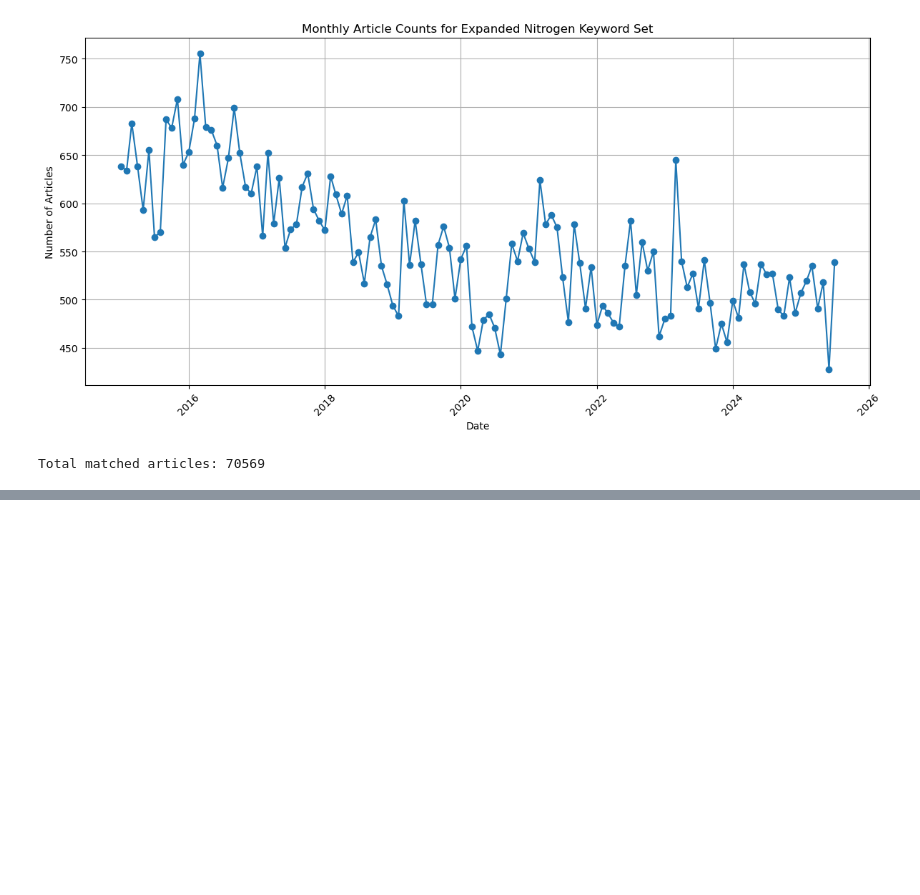
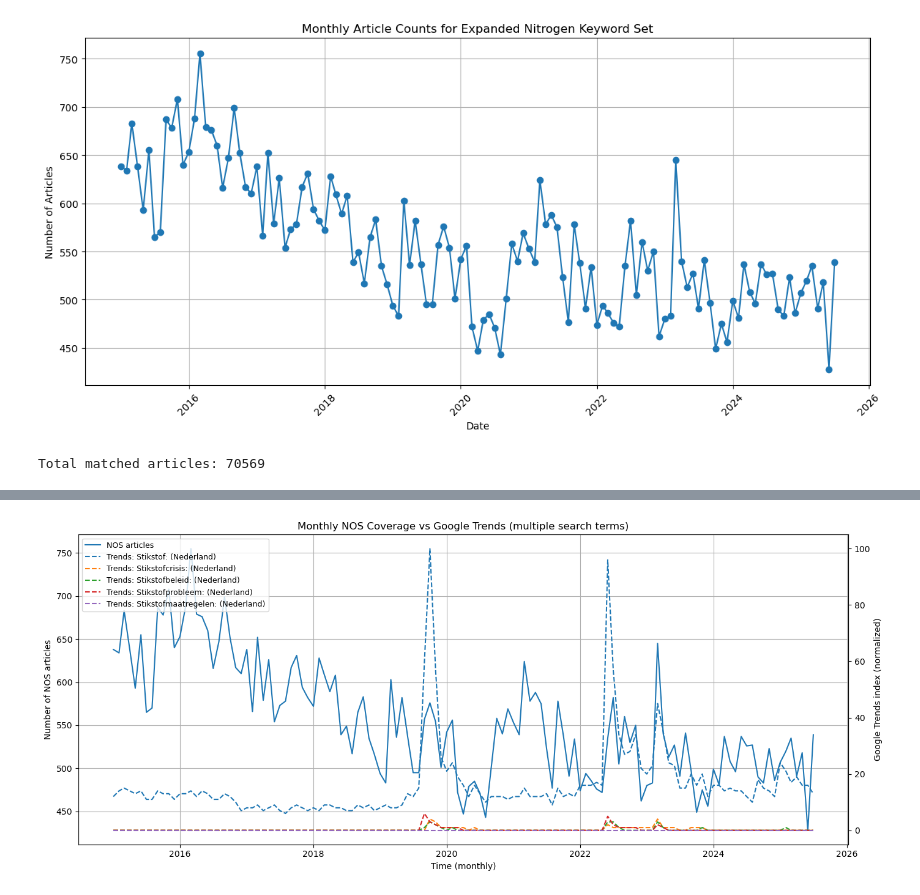
Before and after one commit to pellestam1002/Social_Computing, a Jupyter notebook: data.ipynb, the cells around one changed output, grey strips where cells are left out. Saved outputs shown, nothing was run; the diff lists cells and outputs as text; code cells hidden in the pictures; blank space fills up the shorter version.

```diff
--- a/data.ipynb
+++ b/data.ipynb
@@ -135,0 +301,97 @@ Total matched articles: 70569
+# %%
+import pandas as pd
+import matplotlib.pyplot as plt
+
+# =========================================================
+# 0) INPUT PATHS (pas deze paden aan)
+# =========================================================
+TRENDS_PATH = r"C:\Users\Max van der Slot\Downloads\multiTimeline.csv"
+
+# df_filtered moet al bestaan (jullie gefilterde NOS-artikelen)
+# en moet een kolom 'published_time' hebben (datetime of convertible).
+
+# =========================================================
+# 1) NOS -> maandelijkse telling
+# =========================================================
+df_nos = df_filtered.copy()
+df_nos["published_time"] = pd.to_datetime(df_nos["published_time"], errors="coerce")
+df_nos = df_nos.dropna(subset=["published_time"])
+
+df_nos["year_month"] = df_nos["published_time"].dt.to_period("M")
+
+nos_monthly = (
+    df_nos.groupby("year_month")
+    .size()
+    .reset_index(name="NOS_article_count")
+)
+
+nos_monthly["date"] = nos_monthly["year_month"].dt.to_timestamp()
+nos_monthly = nos_monthly[["date", "NOS_article_count"]].sort_values("date")
+
+# =========================================================
+# 2) Google Trends -> meerdere zoektermen inladen + opschonen
+#    (werkt voor exports met meerdere kolommen)
+# =========================================================
+df_trends_raw = pd.read_csv(TRENDS_PATH, skiprows=1)
+
+# Eerste kolom is datum (meestal "Week" of "Month")
+date_col = df_trends_raw.columns[0]
+term_cols = list(df_trends_raw.columns[1:])  # alle zoektermen/series
+
+df_trends = df_trends_raw[[date_col] + term_cols].copy()
+df_trends = df_trends.rename(columns={date_col: "date"})
+df_trends["date"] = pd.to_datetime(df_trends["date"], errors="coerce")
+df_trends = df_trends.dropna(subset=["date"])
+
+# '<1' -> 0 en naar numeric
+for c in term_cols:
+    df_trends[c] = (
+        df_trends[c].astype(str)
+        .str.replace("<1", "0", regex=False)
+    )
+    df_trends[c] = pd.to_numeric(df_trends[c], errors="coerce")
+
+# (optioneel) verwijder kolommen die helemaal leeg zijn
+term_cols = [c for c in term_cols if df_trends[c].notna().any()]
+
+# =========================================================
+# 3) Merge NOS + Trends op maand (date)
+# =========================================================
+combined = pd.merge(
+    nos_monthly,
+    df_trends[["date"] + term_cols],
+    on="date",
+    how="inner"
+).sort_values("date")
+
+print("Trends term columns used:", term_cols)
+print("Date range:", combined["date"].min(), "to", combined["date"].max())
+print("Number of months:", len(combined))
+
+# =========================================================
+# 4) Plot: NOS (linker y-as) + meerdere Trends lijnen (rechter y-as)
+# =========================================================
+fig, ax1 = plt.subplots(figsize=(14, 6))
+
+# NOS on left axis
+ax1.plot(combined["date"], combined["NOS_article_count"], label="NOS articles")
+ax1.set_xlabel("Time (monthly)")
+ax1.set_ylabel("Number of NOS articles")
+ax1.grid(True)
+
+# Trends on right axis
+ax2 = ax1.twinx()
+for c in term_cols:
+    ax2.plot(combined["date"], combined[c], linestyle="--", label=f"Trends: {c}")
+ax2.set_ylabel("Google Trends index (normalized)")
+
+plt.title("Monthly NOS Coverage vs Google Trends (multiple search terms)")
+
+# Combine legends from both axes
+lines1, labels1 = ax1.get_legend_handles_labels()
+lines2, labels2 = ax2.get_legend_handles_labels()
+ax1.legend(lines1 + lines2, labels1 + labels2, loc="upper left", fontsize=9)
+
+fig.tight_layout()
+plt.show()
+# %% [output]
@@ -135,0 +401 @@ Total matched articles: 70569
+[figure, added]
```
Also changed, not shown: parts of 4 cells of this notebook.
